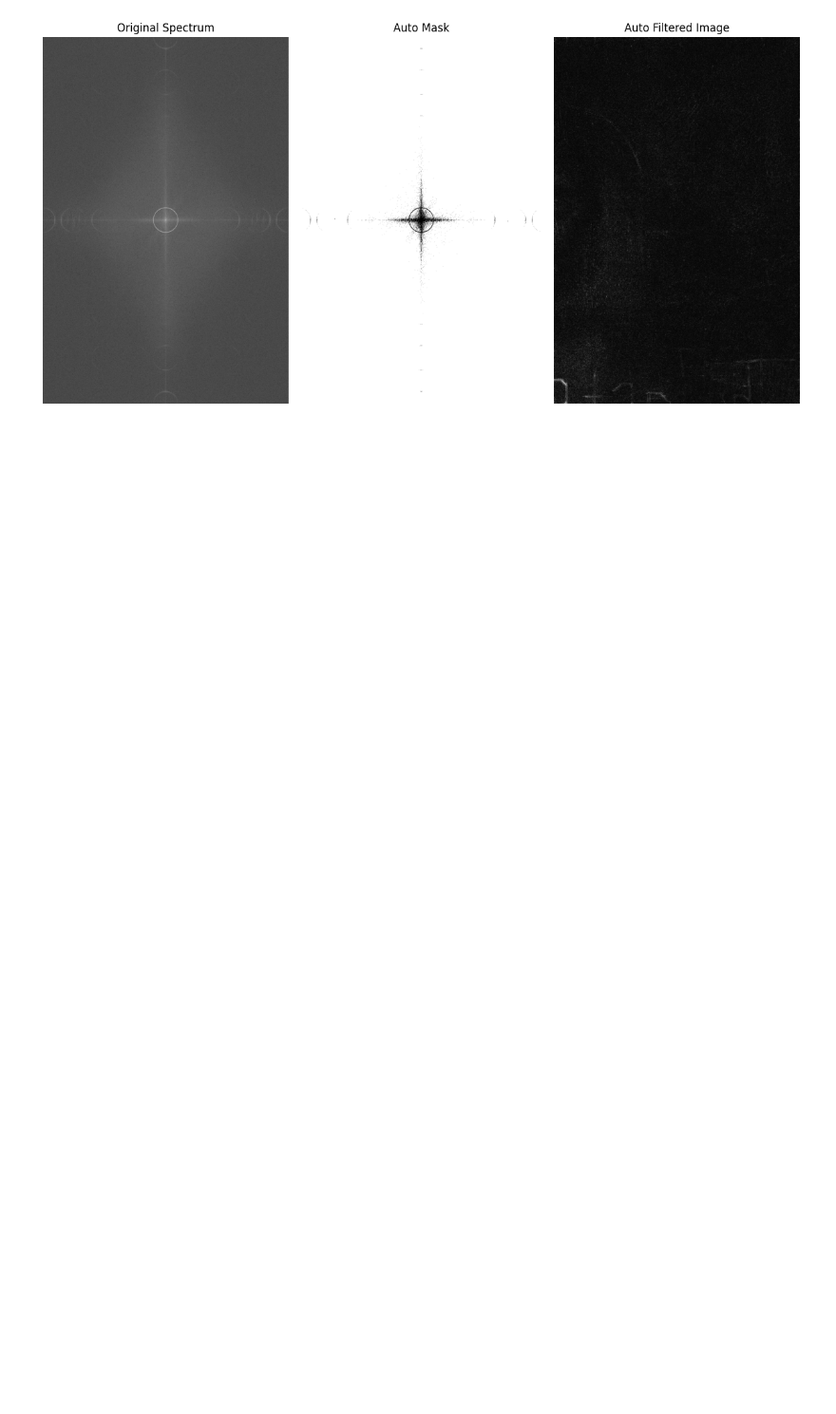
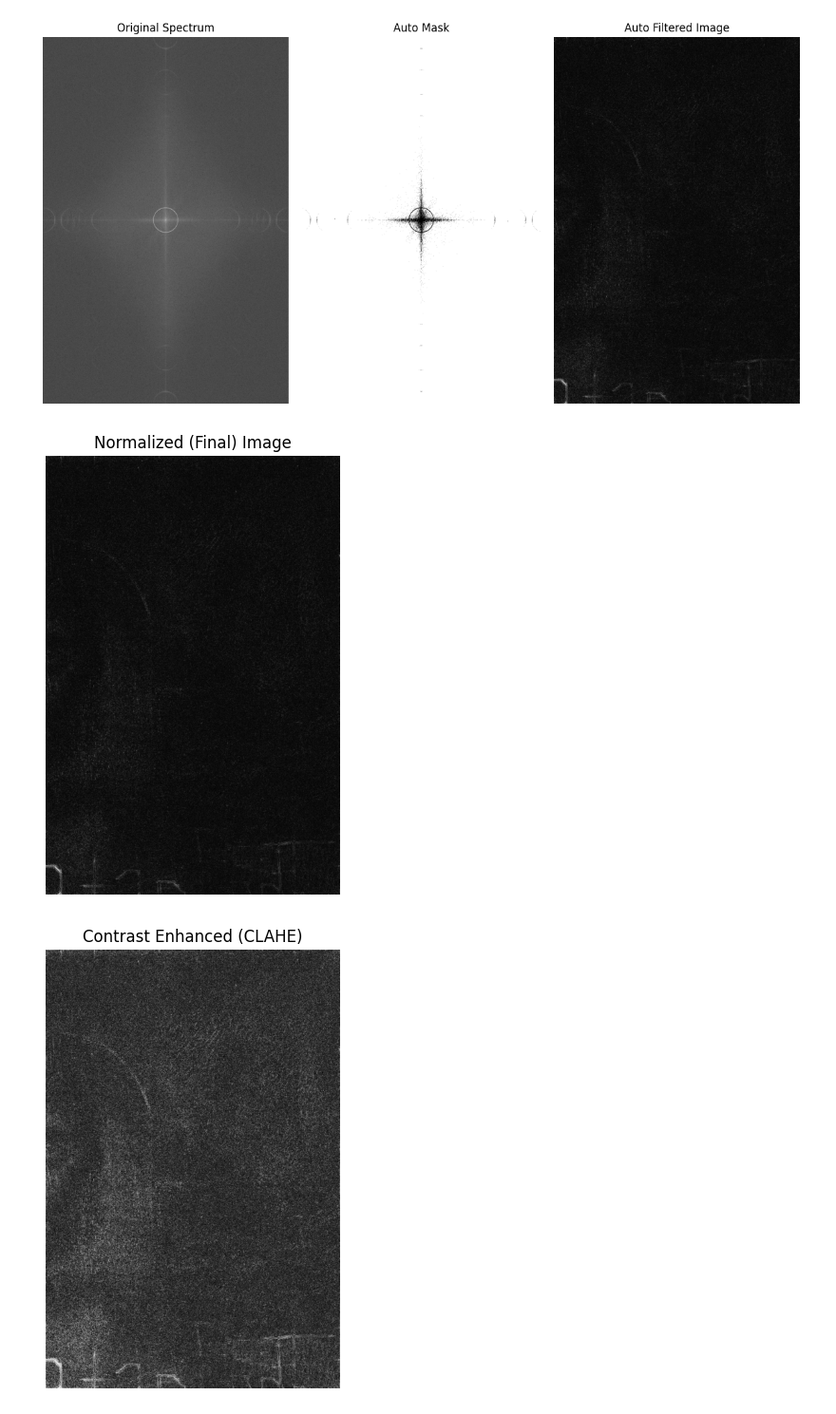
Before and after one commit to MinaJmsh/Image_processing_homework, a Jupyter notebook: Image_processing_homework.ipynb, the cells around one changed output. Shown at 95% size. Saved outputs shown, nothing was run; the diff lists cells and outputs as text; code cells hidden in the pictures; blank space fills up the shorter version.

```diff
--- a/Image_processing_homework.ipynb
+++ b/Image_processing_homework.ipynb
@@ -185,3 +185,27 @@ plt.tight_layout()
 plt.show()
 # %% [output]
 [figure]
+# %%
+# نرمال‌سازی به بازه 0 تا 255 و تبدیل به uint8
+img_auto_normalized = cv2.normalize(img_auto_filtered, None, 0, 255, cv2.NORM_MINMAX)
+img_auto_normalized = np.uint8(img_auto_normalized)
+
+# نمایش نهایی
+plt.figure(figsize=(6, 6))
+plt.imshow(img_auto_normalized, cmap='gray')
+plt.title("Normalized (Final) Image")
+plt.axis('off')
+plt.show()
+# استفاده از CLAHE برای افزایش نواحی روشن
+clahe = cv2.createCLAHE(clipLimit=3.0, tileGridSize=(8, 8))
+img_clahe = clahe.apply(img_auto_normalized)
+
+# نمایش نهایی
+plt.figure(figsize=(6, 6))
+plt.imshow(img_clahe, cmap='gray')
+plt.title("Contrast Enhanced (CLAHE)")
+plt.axis('off')
+plt.show()
+# %% [output]
+[figure, added]
+[figure, added]
```
